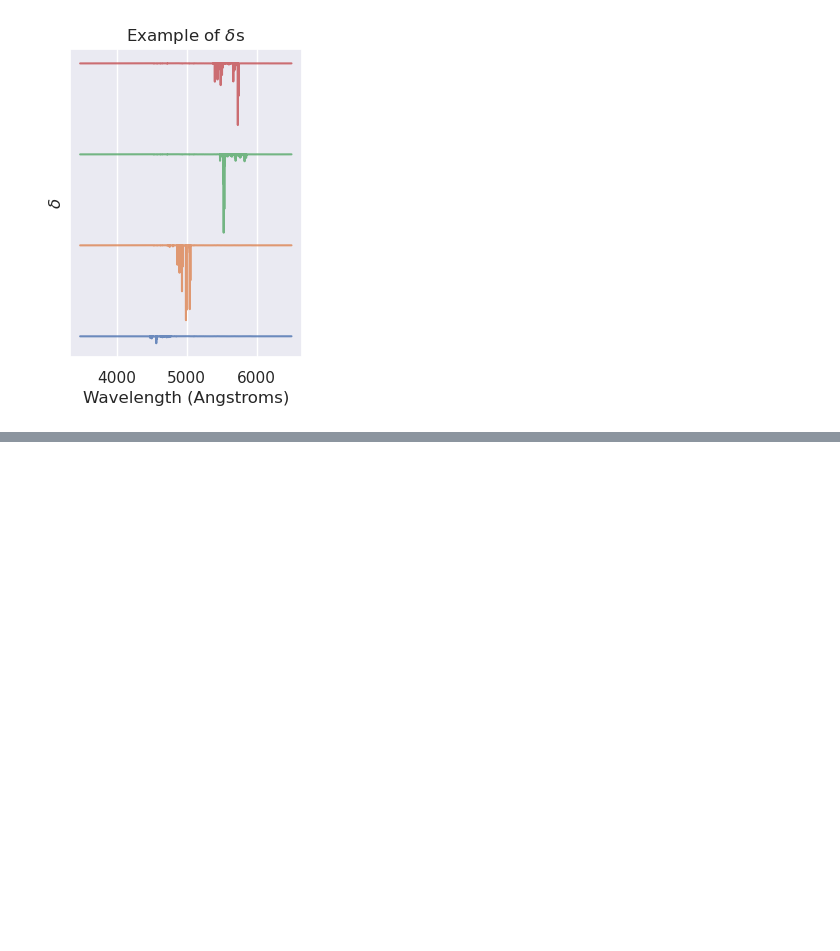
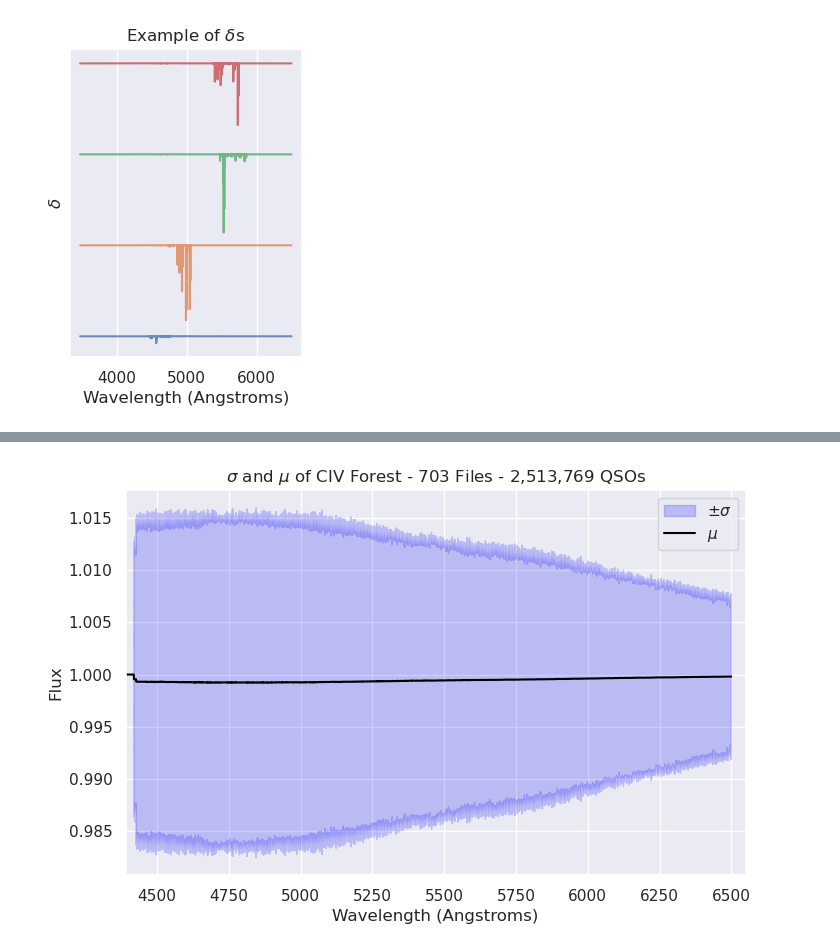
Before and after one commit to GabrielMissael/cosmoforests, a Jupyter notebook: main.ipynb, the cells around one changed output, grey strips where cells are left out. Drawn from its saved outputs; the diff is of its cells as text; code cells hidden in the pictures; blank space fills up the shorter version.

```diff
--- a/main.ipynb
+++ b/main.ipynb
@@ -151,0 +193,19 @@ plt.show()
+# %%
+# Compute the overall mean
+
+total_mean = np.zeros(n_bins)
+total_qsos = np.sum(n_qso)
+
+for i in range(n_files):
+    total_mean += mean[i] * n_qso[i]
+
+total_mean /= total_qsos
+# %%
+# Compute the overall standard deviation
+
+total_std = np.zeros(n_bins)
+
+for i in range(n_files):
+    total_std += n_qso[i] * (std[i]**2 + (mean[i] - total_mean)**2)
+
+total_std = np.sqrt(total_std / total_qsos)
@@ -151,0 +216,28 @@ plt.show()
+# %%
+# Create figure
+fig, ax = plt.subplots(1, 1, figsize=(8, 5))
+
+# Plot standard deviation
+ax.fill_between(wv, total_mean - total_std, total_mean + total_std,
+                alpha = 0.2, color = 'blue',
+                label = '$\pm \sigma$')
+
+# Plot mean
+ax.plot(wv, total_mean, alpha = 1, color = 'black',
+        label = '$\mu$')
+
+# Zoom in on the CIV forest
+ax.set_xlim(4390, 6550)
+#ax.set_xlim(5000, 5100)
+
+# Labels
+ax.set_xlabel('Wavelength (Angstroms)')
+ax.set_ylabel('Flux')
+ax.set_title(f'$\sigma$ and $\mu$ of CIV Forest - {n_files} Files - {int(total_qsos):,} QSOs')
+
+# Show legend
+ax.legend()
+
+plt.show()
+# %% [output]
+[figure, added]
```
Also changed, not shown: parts of 8 cells of this notebook.
